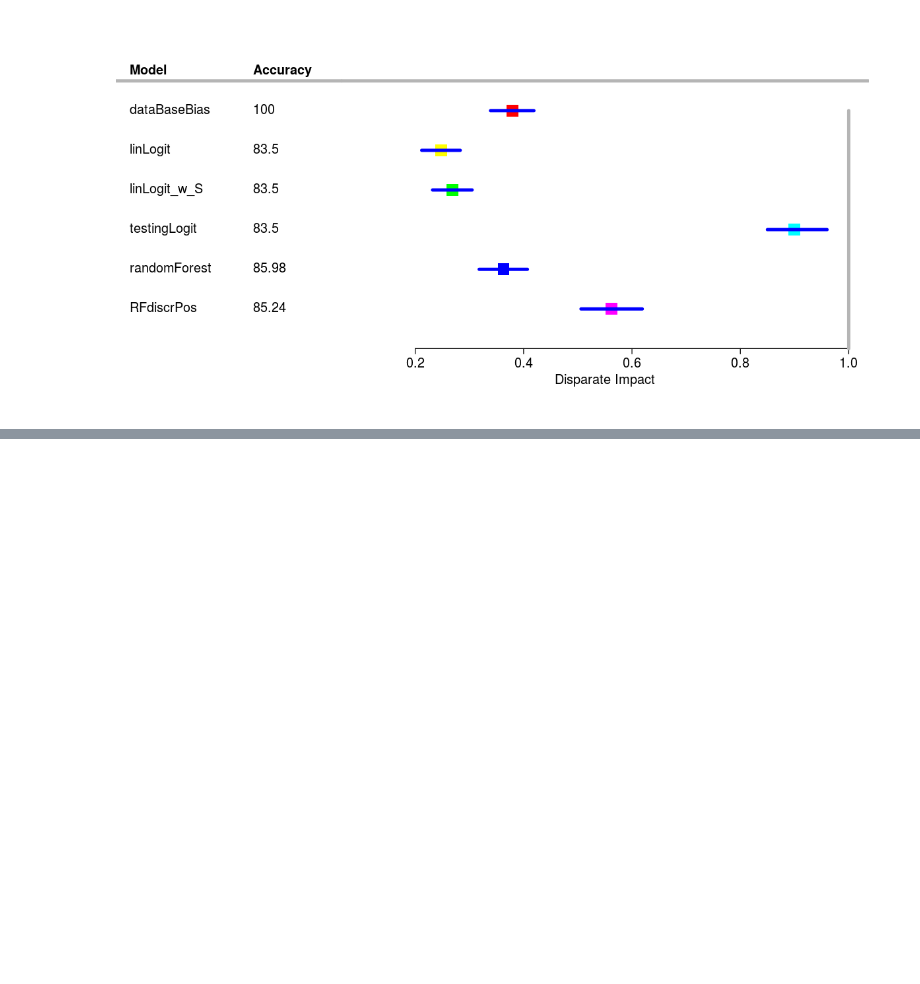
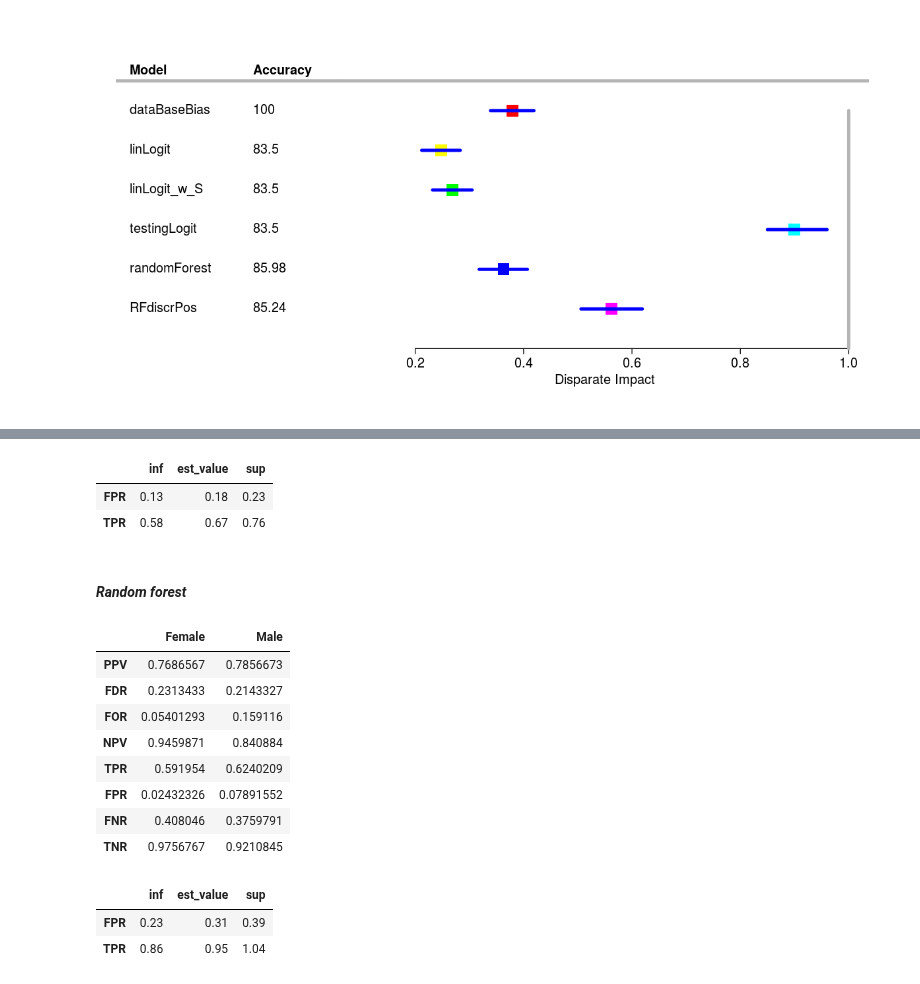
Before and after one commit to wikistat/Fair-ML-4-Ethical-AI, a Jupyter notebook: AdultCensus/AdultCensus-R-biasDetection.ipynb, the cells around one changed output, grey strips where cells are left out. Saved outputs shown, nothing was run; the diff lists cells and outputs as text; code cells hidden in the pictures; blank space fills up the shorter version.

```diff
--- a/AdultCensus/AdultCensus-R-biasDetection.ipynb
+++ b/AdultCensus/AdultCensus-R-biasDetection.ipynb
@@ -916,0 +1051,28 @@ Le choix d'un algorithme non linéaire semble préférable pour éviter de surbi
+# %%
+round(oddsEqual(daTest$sex,daTest$income,as.factor(pred.log>0.5)),2)
+# %% [output]
+|  | inf | est_value | sup |
+| FPR | 0.13 | 0.18 | 0.23 |
+| TPR | 0.58 | 0.67 | 0.76 |
+# %% [markdown]
+#### *Random forest*
+# %%
+fairnessRF=data.frame("Female"=as.matrix(contRatio(table(yHatrf,daTest$income,daTest$sex)[,,1])),
+                    "Male"=as.matrix(contRatio(table(yHatrf,daTest$income,daTest$sex)[,,2])))
+fairnessRF
+# %% [output]
+|  | Female | Male |
+| PPV | 0.7686567 | 0.7856673 |
+| FDR | 0.2313433 | 0.2143327 |
+| FOR | 0.05401293 | 0.159116 |
+| NPV | 0.9459871 | 0.840884 |
+| TPR | 0.591954 | 0.6240209 |
+| FPR | 0.02432326 | 0.07891552 |
+| FNR | 0.408046 | 0.3759791 |
+| TNR | 0.9756767 | 0.9210845 |
+# %%
+round(oddsEqual(daTest$sex,daTest$income,yHatrf),2)
+# %% [output]
+|  | inf | est_value | sup |
+| FPR | 0.23 | 0.31 | 0.39 |
+| TPR | 0.86 | 0.95 | 1.04 |
```
Also changed, not shown: parts of 28 cells of this notebook.
